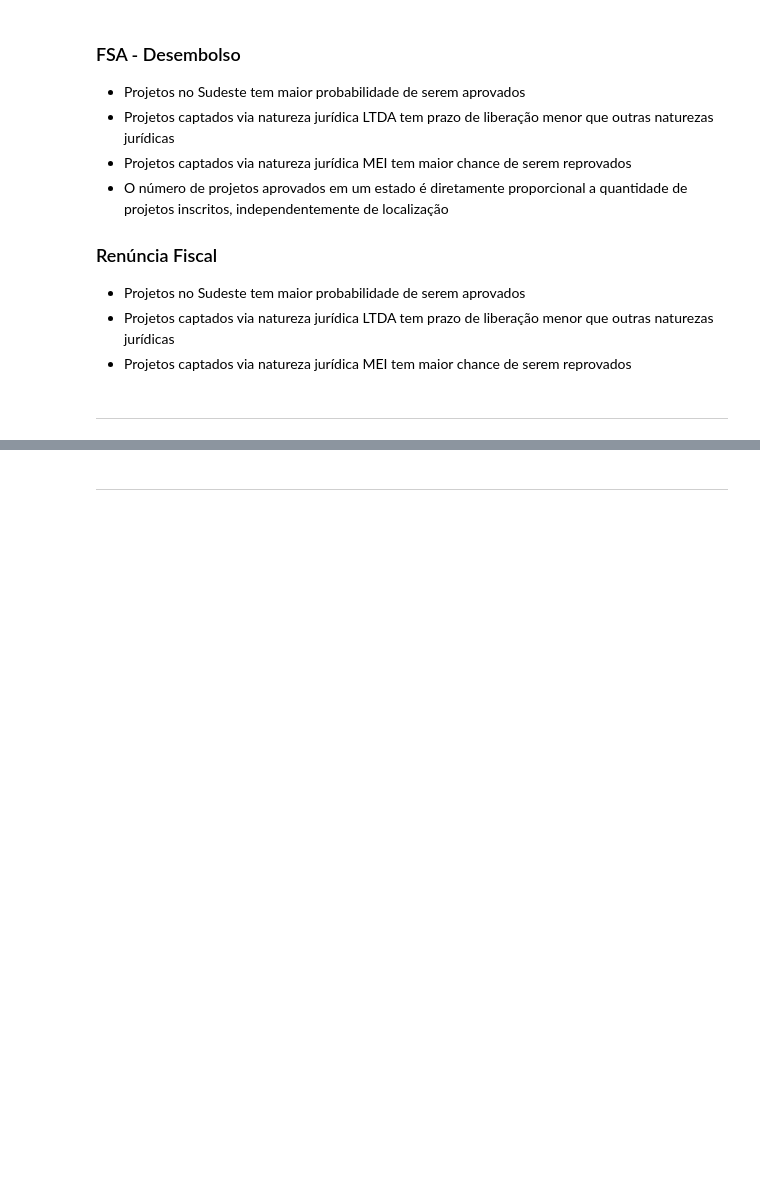
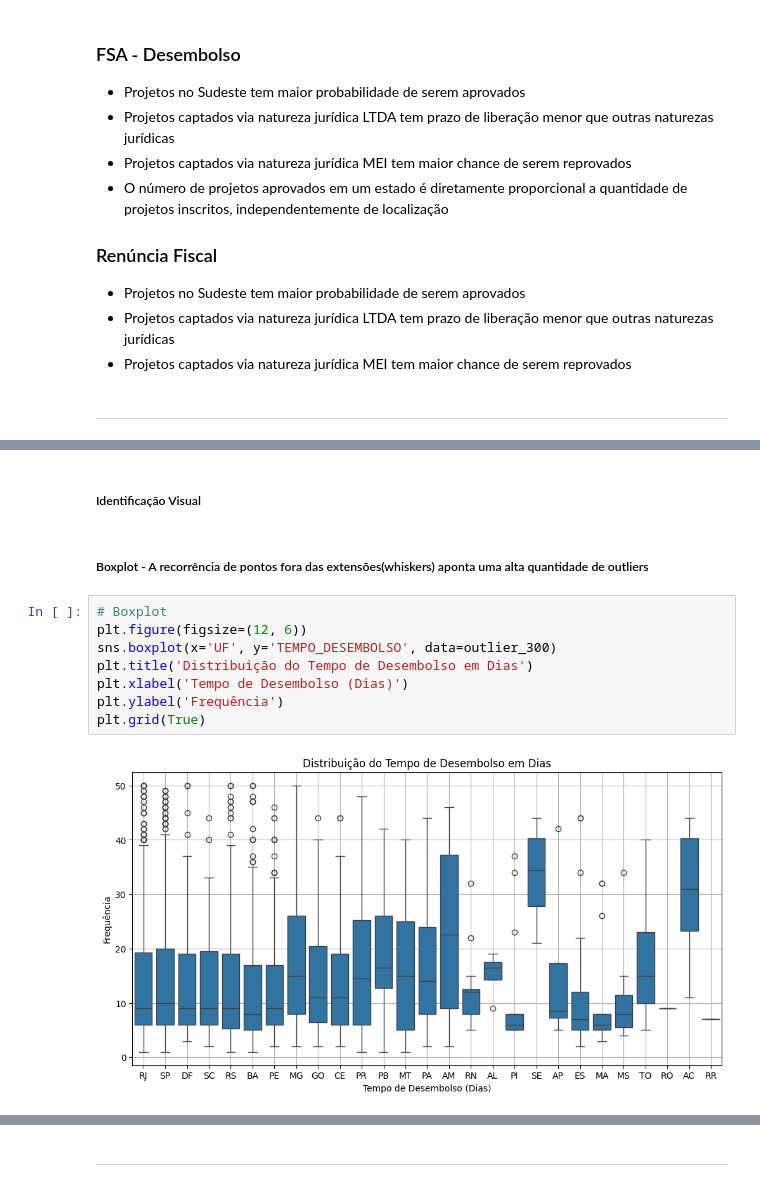
Before and after one commit to fonsecadados/AgenciaNacionalDoCinema_ANCINE, a Jupyter notebook: ANCINE_DesafiosEOportunidades.ipynb, the cells around one changed output, grey strips where cells are left out. Saved outputs shown, nothing was run; the diff lists cells and outputs as text; blank space fills up the shorter version.

```diff
--- a/ANCINE_DesafiosEOportunidades.ipynb
+++ b/ANCINE_DesafiosEOportunidades.ipynb
@@ -1339,0 +1359,14 @@ stats_tempo_desembolso('Nordeste', 100)
+# %% [markdown]
+##### Identificação Visual
+# %% [markdown]
+##### Boxplot - A recorrência de pontos fora das extensões(whiskers) aponta uma alta quantidade de outliers
+# %%
+# Boxplot
+plt.figure(figsize=(12, 6))
+sns.boxplot(x='UF', y='TEMPO_DESEMBOLSO', data=outlier_300)
+plt.title('Distribuição do Tempo de Desembolso em Dias')
+plt.xlabel('Tempo de Desembolso (Dias)')
+plt.ylabel('Frequência')
+plt.grid(True)
+# %% [output]
+[figure, added]
```
Also changed, not shown: parts of 33 cells of this notebook.
